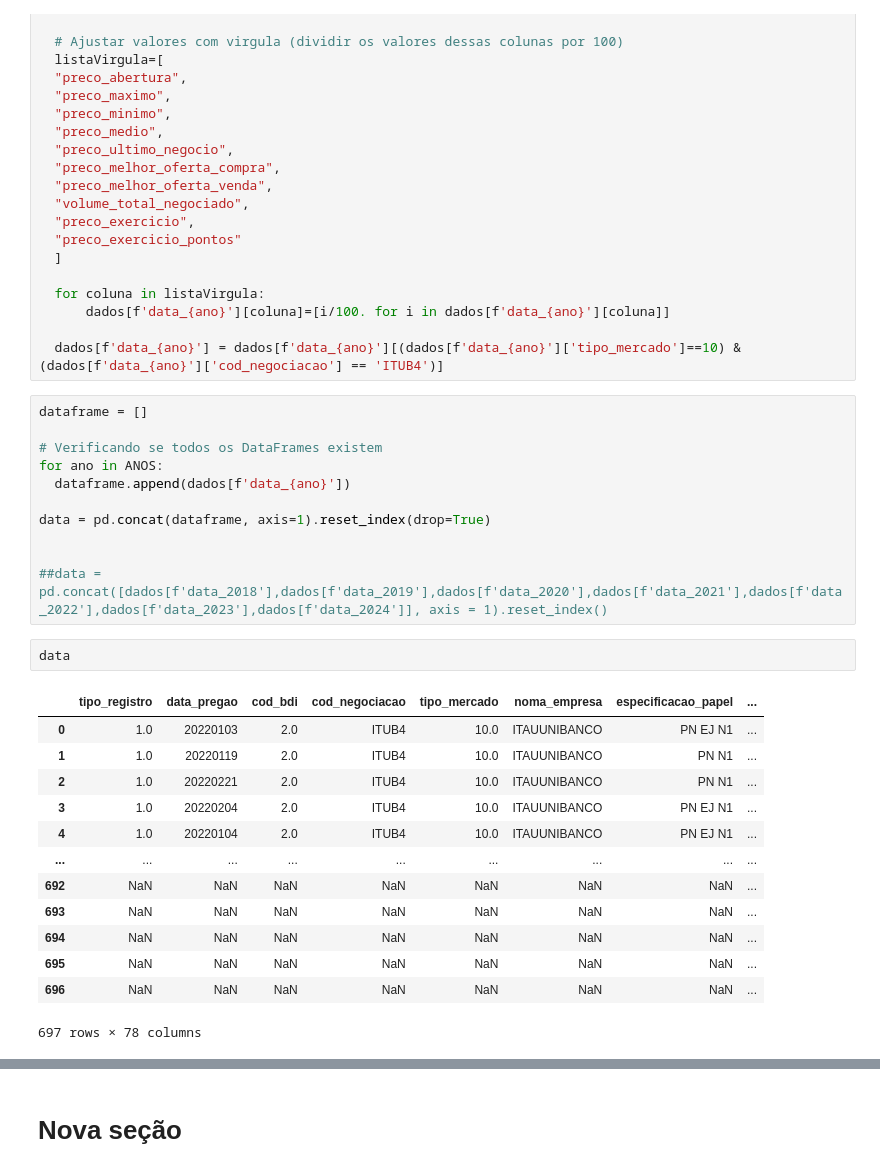
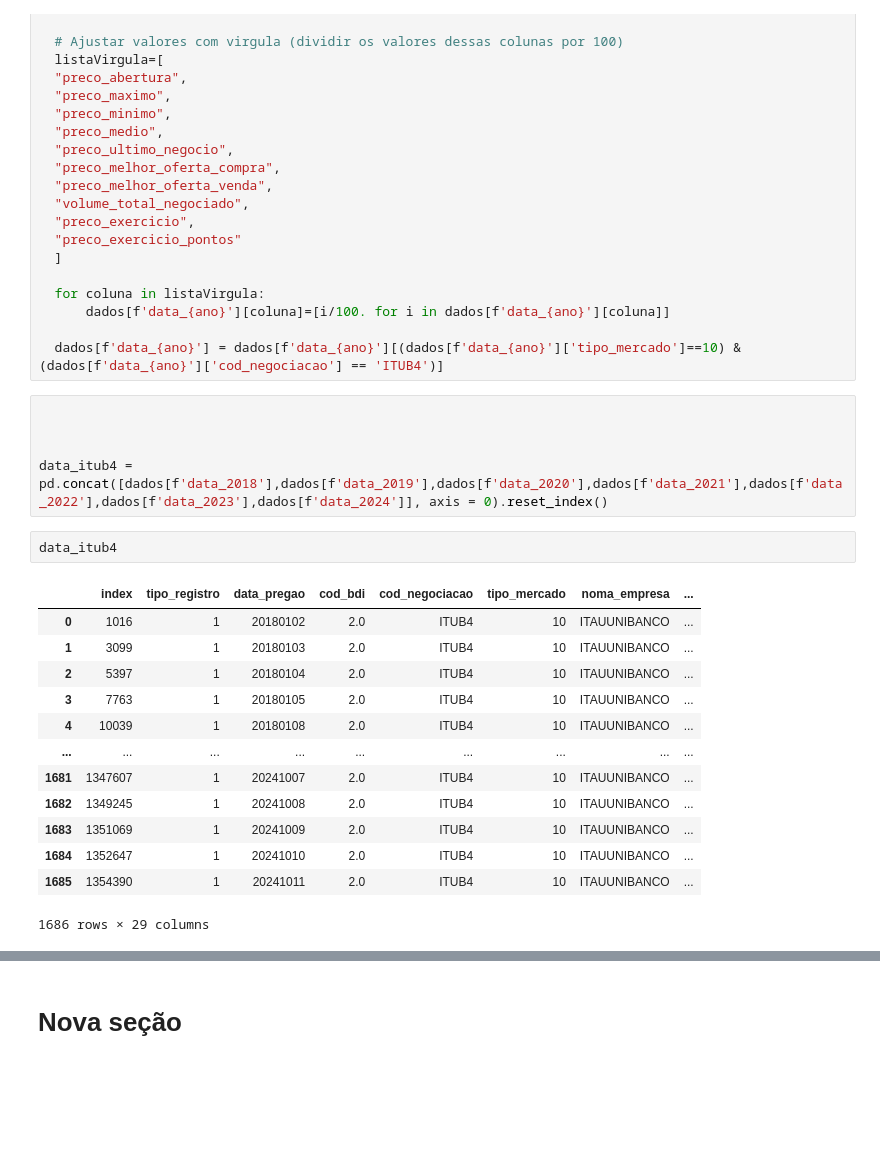
Before and after one commit to MatheusHenriqueDaSilva/data_science, a Jupyter notebook: Untitled11.ipynb, the cells around one changed output, grey strips where cells are left out. Cells and saved outputs as stored; diff of their text form; blank space fills up the shorter version.

```diff
--- a/Untitled11.ipynb
+++ b/Untitled11.ipynb
@@ -70,32 +70,26 @@ for ano in ANOS:
 
   dados[f'data_{ano}'] = dados[f'data_{ano}'][(dados[f'data_{ano}']['tipo_mercado']==10) & (dados[f'data_{ano}']['cod_negociacao'] == 'ITUB4')]
 # %%
-dataframe = []
-
-# Verificando se todos os DataFrames existem
-for ano in ANOS:
-  dataframe.append(dados[f'data_{ano}'])
-
-data = pd.concat(dataframe, axis=1).reset_index(drop=True)
 
 
-##data =  pd.concat([dados[f'data_2018'],dados[f'data_2019'],dados[f'data_2020'],dados[f'data_2021'],dados[f'data_2022'],dados[f'data_2023'],dados[f'data_2024']], axis = 1).reset_index()
+
+data_itub4 =  pd.concat([dados[f'data_2018'],dados[f'data_2019'],dados[f'data_2020'],dados[f'data_2021'],dados[f'data_2022'],dados[f'data_2023'],dados[f'data_2024']], axis = 0).reset_index()
-# %%
-data
-# %% [output]
-|  | tipo_registro | data_pregao | cod_bdi | cod_negociacao | tipo_mercado | noma_empresa | especificacao_papel | ... |
-| 0 | 1.0 | 20220103 | 2.0 | ITUB4 | 10.0 | ITAUUNIBANCO | PN EJ N1 | ... |
-| 1 | 1.0 | 20220119 | 2.0 | ITUB4 | 10.0 | ITAUUNIBANCO | PN N1 | ... |
-| 2 | 1.0 | 20220221 | 2.0 | ITUB4 | 10.0 | ITAUUNIBANCO | PN N1 | ... |
-| 3 | 1.0 | 20220204 | 2.0 | ITUB4 | 10.0 | ITAUUNIBANCO | PN EJ N1 | ... |
-| 4 | 1.0 | 20220104 | 2.0 | ITUB4 | 10.0 | ITAUUNIBANCO | PN EJ N1 | ... |
-| ... | ... | ... | ... | ... | ... | ... | ... | ... |
-| 692 | NaN | NaN | NaN | NaN | NaN | NaN | NaN | ... |
-| 693 | NaN | NaN | NaN | NaN | NaN | NaN | NaN | ... |
-| 694 | NaN | NaN | NaN | NaN | NaN | NaN | NaN | ... |
-| 695 | NaN | NaN | NaN | NaN | NaN | NaN | NaN | ... |
-| 696 | NaN | NaN | NaN | NaN | NaN | NaN | NaN | ... |
-697 rows × 78 columns
+# %%
+data_itub4
+# %% [output]
+|  | index | tipo_registro | data_pregao | cod_bdi | cod_negociacao | tipo_mercado | noma_empresa | ... |
+| 0 | 1016 | 1 | 20180102 | 2.0 | ITUB4 | 10 | ITAUUNIBANCO | ... |
+| 1 | 3099 | 1 | 20180103 | 2.0 | ITUB4 | 10 | ITAUUNIBANCO | ... |
+| 2 | 5397 | 1 | 20180104 | 2.0 | ITUB4 | 10 | ITAUUNIBANCO | ... |
+| 3 | 7763 | 1 | 20180105 | 2.0 | ITUB4 | 10 | ITAUUNIBANCO | ... |
+| 4 | 10039 | 1 | 20180108 | 2.0 | ITUB4 | 10 | ITAUUNIBANCO | ... |
+| ... | ... | ... | ... | ... | ... | ... | ... | ... |
+| 1681 | 1347607 | 1 | 20241007 | 2.0 | ITUB4 | 10 | ITAUUNIBANCO | ... |
+| 1682 | 1349245 | 1 | 20241008 | 2.0 | ITUB4 | 10 | ITAUUNIBANCO | ... |
+| 1683 | 1351069 | 1 | 20241009 | 2.0 | ITUB4 | 10 | ITAUUNIBANCO | ... |
+| 1684 | 1352647 | 1 | 20241010 | 2.0 | ITUB4 | 10 | ITAUUNIBANCO | ... |
+| 1685 | 1354390 | 1 | 20241011 | 2.0 | ITUB4 | 10 | ITAUUNIBANCO | ... |
+1686 rows × 29 columns
 # %%
 def generate_metadata(dataframe):
 
```
Also changed, not shown: parts of 6 cells of this notebook.
